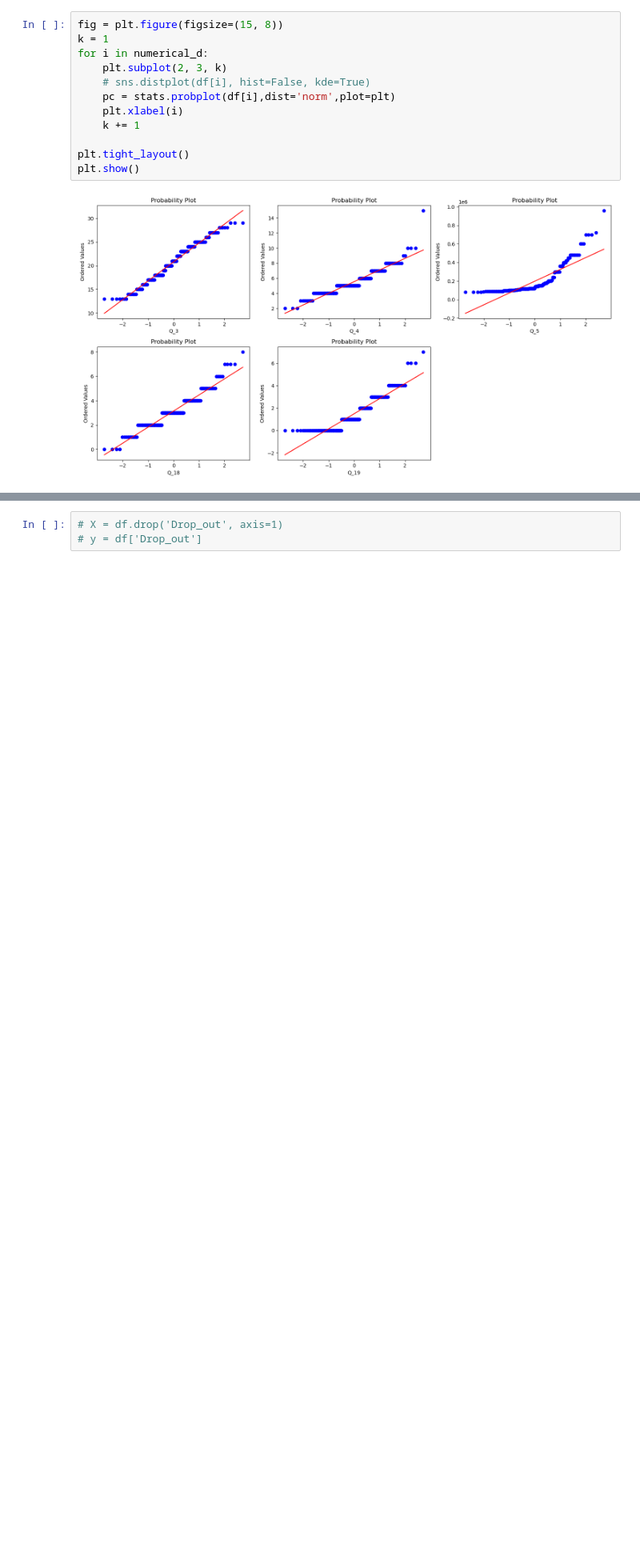
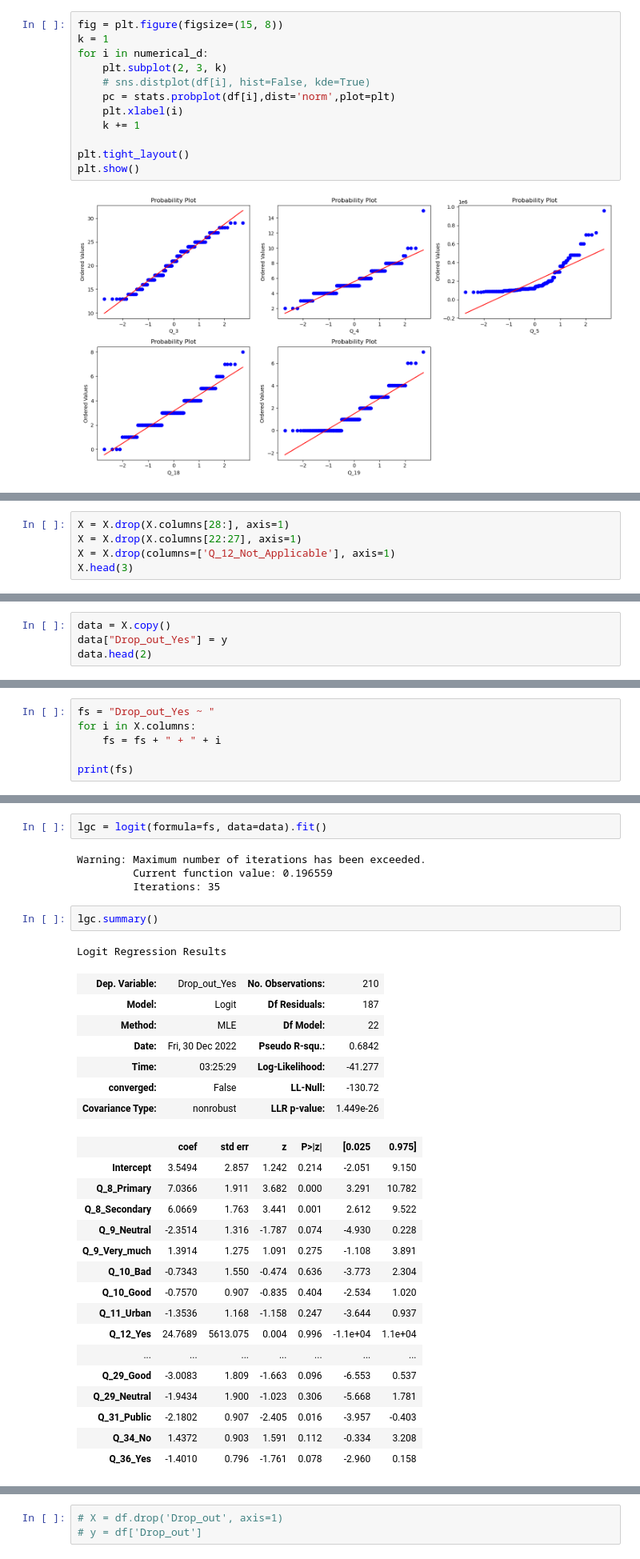
Before and after one commit to whoismaruf/BSc_Thesis, a Jupyter notebook: main.ipynb, the cells around one changed output, grey strips where cells are left out. Shown: that part at 80% size. Cells and saved outputs as stored; diff of their text form; blank space fills up the shorter version.

```diff
--- a/main.ipynb
+++ b/main.ipynb
@@ -225,0 +153,5 @@ ValueError: Pandas data cast to numpy dtype of object. Check input data with np.
+# %%
+X = X.drop(X.columns[28:], axis=1)
+X = X.drop(X.columns[22:27], axis=1)
+X = X.drop(columns=['Q_12_Not_Applicable'], axis=1)
+X.head(3)
@@ -225,0 +164,4 @@ ValueError: Pandas data cast to numpy dtype of object. Check input data with np.
+# %%
+data = X.copy()
+data["Drop_out_Yes"] = y
+data.head(2)
@@ -225,0 +182,6 @@ ValueError: Pandas data cast to numpy dtype of object. Check input data with np.
+# %%
+fs = "Drop_out_Yes ~ "
+for i in X.columns:
+    fs = fs + " + " + i
+
+print(fs)
@@ -225,0 +190,33 @@ ValueError: Pandas data cast to numpy dtype of object. Check input data with np.
+# %%
+lgc = logit(formula=fs, data=data).fit()
+# %% [output]
+Warning: Maximum number of iterations has been exceeded.
+         Current function value: 0.196559
+         Iterations: 35
+# %%
+lgc.summary()
+# %% [output]
+Logit Regression Results
+| Dep. Variable: | Drop_out_Yes | No. Observations: | 210 |
+| Model: | Logit | Df Residuals: | 187 |
+| Method: | MLE | Df Model: | 22 |
+| Date: | Fri, 30 Dec 2022 | Pseudo R-squ.: | 0.6842 |
+| Time: | 03:25:29 | Log-Likelihood: | -41.277 |
+| converged: | False | LL-Null: | -130.72 |
+| Covariance Type: | nonrobust | LLR p-value: | 1.449e-26 |
+|  | coef | std err | z | P>|z| | [0.025 | 0.975] |
+| Intercept | 3.5494 | 2.857 | 1.242 | 0.214 | -2.051 | 9.150 |
+| Q_8_Primary | 7.0366 | 1.911 | 3.682 | 0.000 | 3.291 | 10.782 |
+| Q_8_Secondary | 6.0669 | 1.763 | 3.441 | 0.001 | 2.612 | 9.522 |
+| Q_9_Neutral | -2.3514 | 1.316 | -1.787 | 0.074 | -4.930 | 0.228 |
+| Q_9_Very_much | 1.3914 | 1.275 | 1.091 | 0.275 | -1.108 | 3.891 |
+| Q_10_Bad | -0.7343 | 1.550 | -0.474 | 0.636 | -3.773 | 2.304 |
+| Q_10_Good | -0.7570 | 0.907 | -0.835 | 0.404 | -2.534 | 1.020 |
+| Q_11_Urban | -1.3536 | 1.168 | -1.158 | 0.247 | -3.644 | 0.937 |
+| Q_12_Yes | 24.7689 | 5613.075 | 0.004 | 0.996 | -1.1e+04 | 1.1e+04 |
+| ... | ... | ... | ... | ... | ... | ... |
+| Q_29_Good | -3.0083 | 1.809 | -1.663 | 0.096 | -6.553 | 0.537 |
+| Q_29_Neutral | -1.9434 | 1.900 | -1.023 | 0.306 | -5.668 | 1.781 |
+| Q_31_Public | -2.1802 | 0.907 | -2.405 | 0.016 | -3.957 | -0.403 |
+| Q_34_No | 1.4372 | 0.903 | 1.591 | 0.112 | -0.334 | 3.208 |
+| Q_36_Yes | -1.4010 | 0.796 | -1.761 | 0.078 | -2.960 | 0.158 |
```
Also changed, not shown: parts of 20 cells of this notebook, 2 other files.
